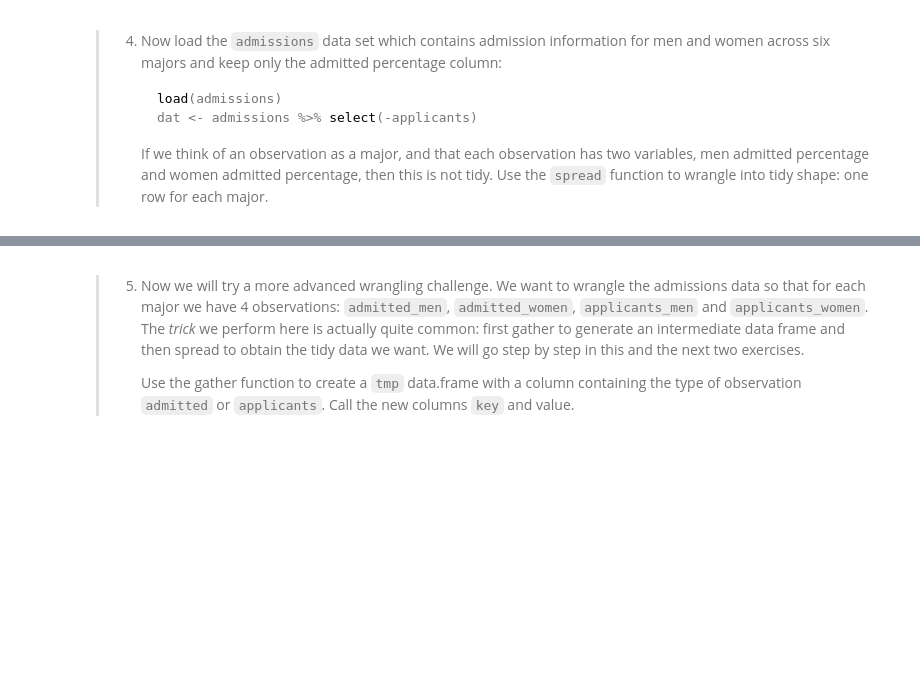
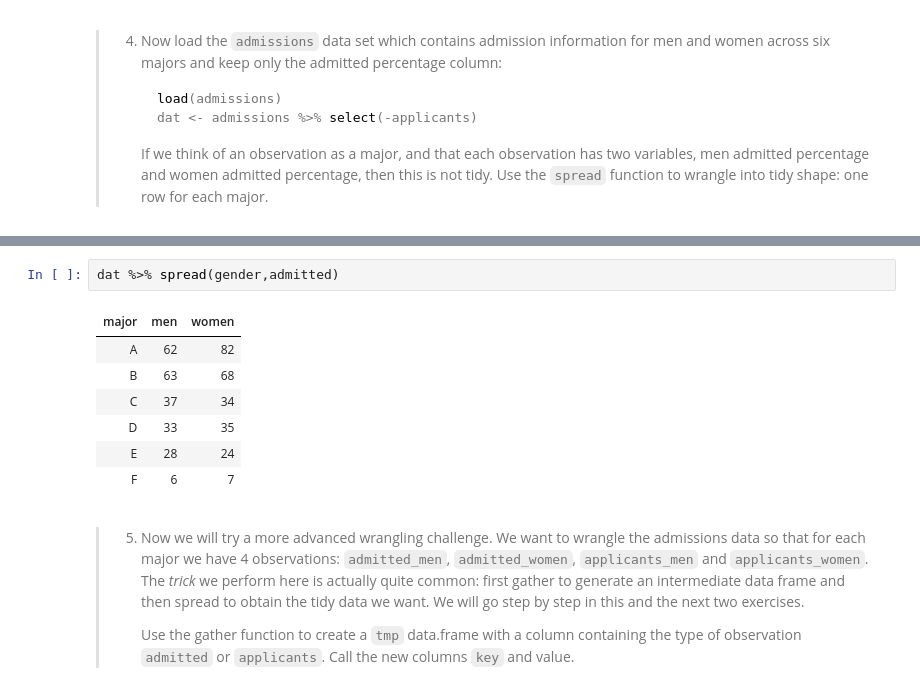
Before and after one commit to mldwr/dsbook_exercises, a Jupyter notebook: ex_36_reshaping_data.ipynb, the cells around one changed output, grey strips where cells are left out. Cells and saved outputs as stored; diff of their text form; blank space fills up the shorter version.

```diff
--- a/ex_36_reshaping_data.ipynb
+++ b/ex_36_reshaping_data.ipynb
@@ -124,3 +146,13 @@ co2_tidy %>% filter(year==1959 | year==1969) %>% ggplot(aes(month, co2, color =
+# %%
+dat %>% spread(gender,admitted)
+# %% [output]
+| major | men | women |
+| A | 62 | 82 |
+| B | 63 | 68 |
+| C | 37 | 34 |
+| D | 33 | 35 |
+| E | 28 | 24 |
+| F | 6 | 7 |
 # %% [markdown]
 >5. Now we will try a more advanced wrangling challenge. We want to wrangle the admissions data so that for each major we have 4 observations: `admitted_men`, `admitted_women`, `applicants_men` and `applicants_women`.  The _trick_ we perform here is actually quite common: first gather to generate an intermediate data frame and then spread to obtain the tidy data we want. We will go step by step in this and the next two exercises.
 >
```
Also changed, not shown: parts of 4 cells of this notebook.
